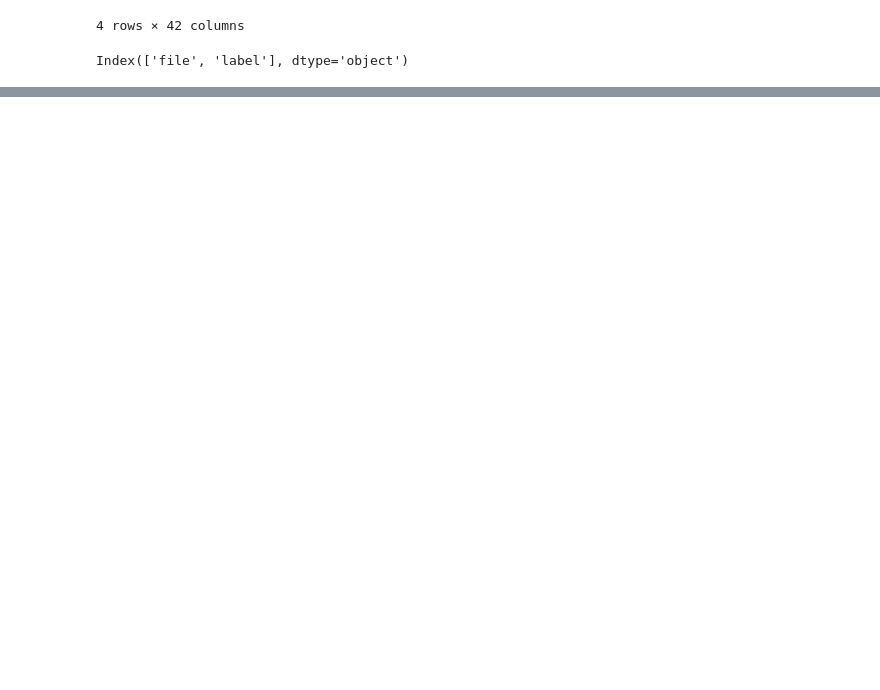
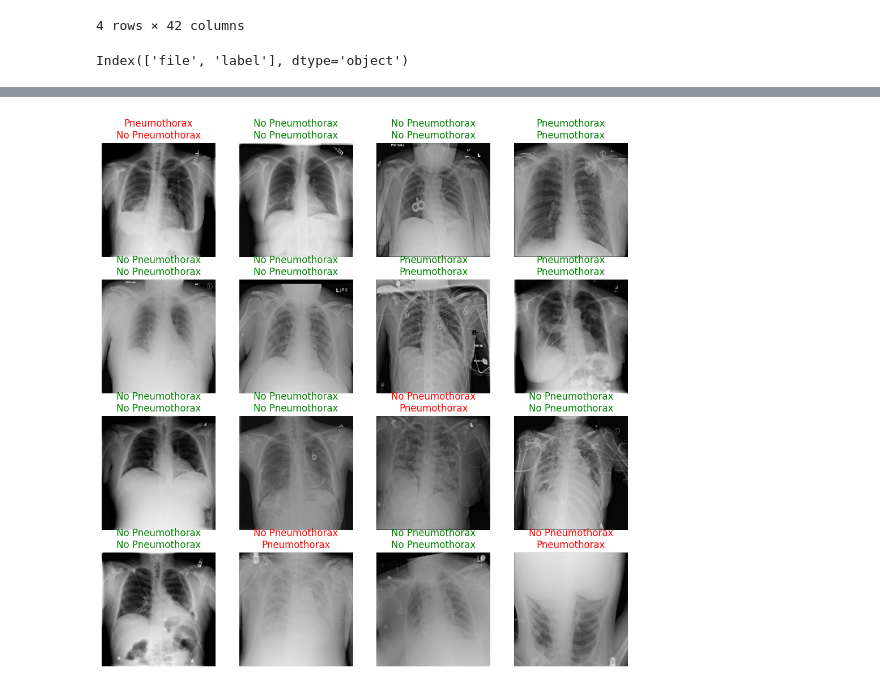
Before and after one commit to MohamedDerri/My-AI-journey, a Jupyter notebook: Chest XRays Classification using fastai/pneumothorax_classification.ipynb, the cells around one changed output, grey strips where cells are left out. Saved outputs shown, nothing was run; the diff lists cells and outputs as text; code cells hidden in the pictures; blank space fills up the shorter version.

```diff
--- a/Chest XRays Classification using fastai/pneumothorax_classification.ipynb
+++ b/Chest XRays Classification using fastai/pneumothorax_classification.ipynb
@@ -143,0 +198,3 @@ RuntimeError: The MPS backend is supported on MacOS 12.3+.Current OS version can
+# %%
+#training the model for one epoch (one pass through the entire dataset)
+learn.fit_one_cycle(10)
@@ -143,0 +245,17 @@ RuntimeError: The MPS backend is supported on MacOS 12.3+.Current OS version can
+# %%
+# inspecting
+'''The learn.tta() method is used for Test Time Augmentation (TTA).
+It is a technique used in deep learning for improving the accuracy of predictions
+by applying data augmentation techniques at test time.
+
+The idea is to create multiple versions of each test image by applying different
+transformations to the image, such as flipping, rotating, and zooming. Then,
+the model makes predictions on each of the transformed images, and the final prediction
+is obtained by taking an average of the predictions.
+
+The learn.tta() method applies TTA to the validation set and returns a tuple containing two arrays:
+the first array contains the predictions for the validation set, and the second array contains the
+ground truth labels for the validation set.'''
+tta = learn.tta(use_max=True)
+learn.show_results(max_n=16)
+# %% [output]
@@ -143,0 +265 @@ RuntimeError: The MPS backend is supported on MacOS 12.3+.Current OS version can
+[figure, added]
```
Also changed, not shown: parts of 31 cells of this notebook.
